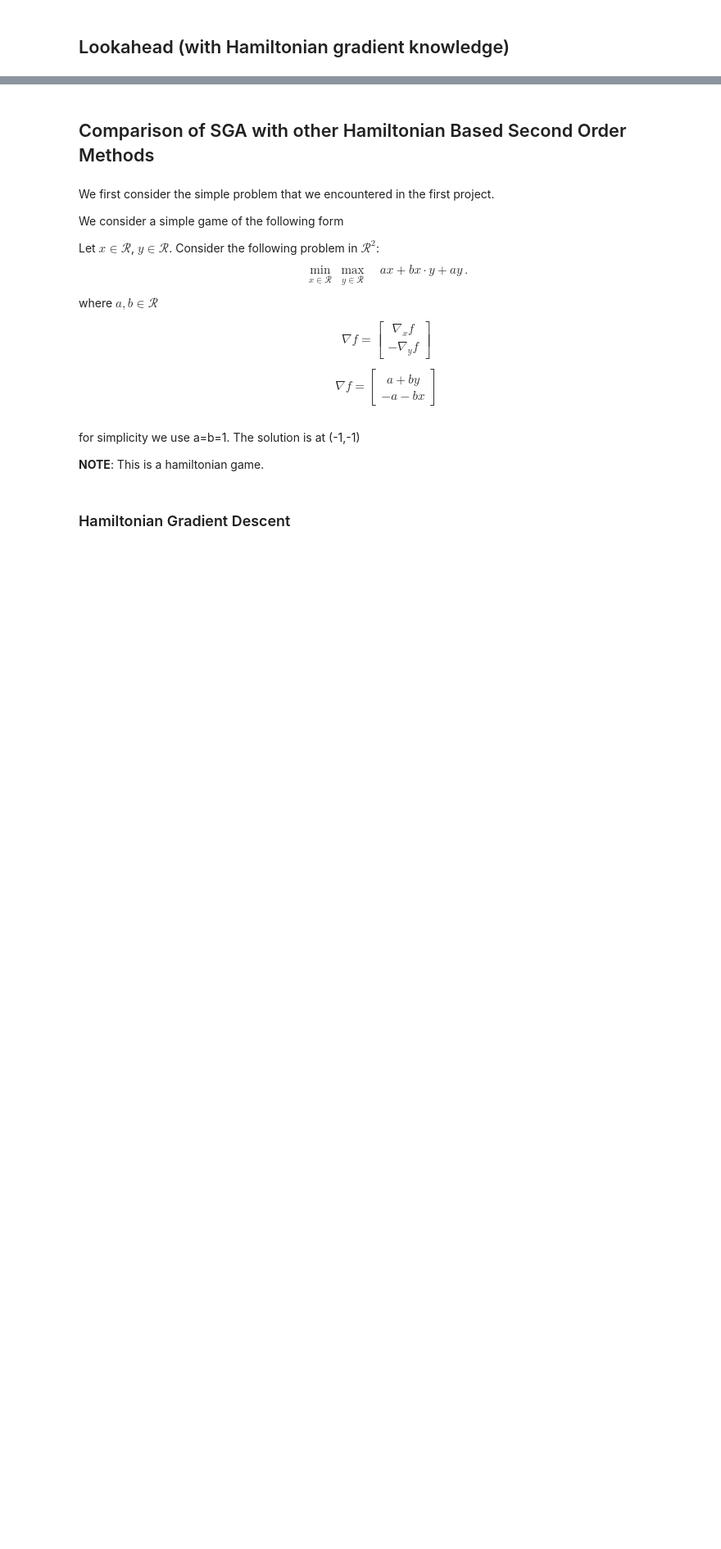
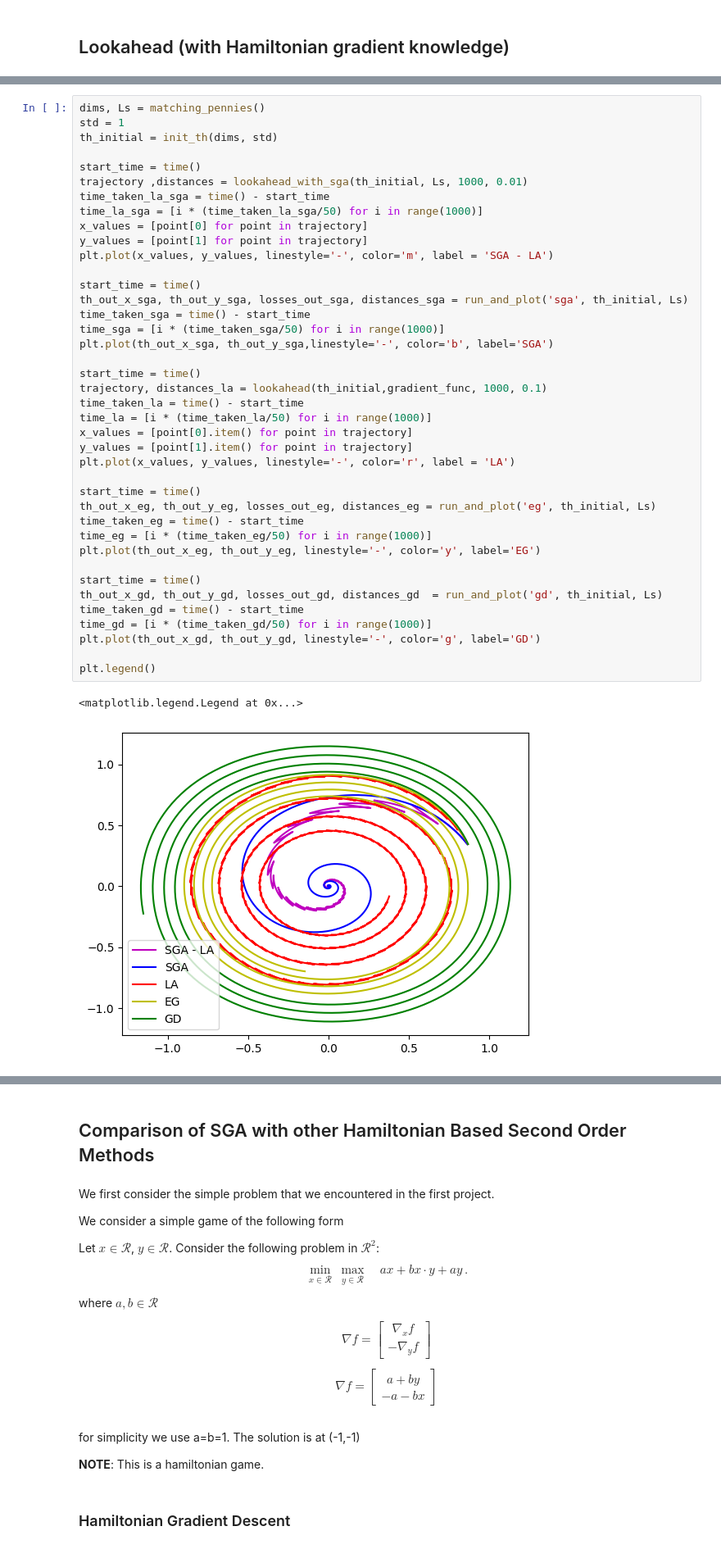
Before and after one commit to aniketSanyal/GamesInMLProject, a Jupyter notebook: Symplectic_Gradient_Adjustment_with_Lookahead.ipynb, the cells around one changed output, grey strips where cells are left out. Shown at 82% size. Drawn from its saved outputs; the diff is of its cells as text; blank space fills up the shorter version.

```diff
--- a/Symplectic_Gradient_Adjustment_with_Lookahead.ipynb
+++ b/Symplectic_Gradient_Adjustment_with_Lookahead.ipynb
@@ -379,0 +395,43 @@ We now wish to investigate if we can somehow incorporate the rotational mechanic
+# %%
+dims, Ls = matching_pennies()
+std = 1
+th_initial = init_th(dims, std)
+
+start_time = time()
+trajectory ,distances = lookahead_with_sga(th_initial, Ls, 1000, 0.01)
+time_taken_la_sga = time() - start_time
+time_la_sga = [i * (time_taken_la_sga/50) for i in range(1000)]
+x_values = [point[0] for point in trajectory]
+y_values = [point[1] for point in trajectory]
+plt.plot(x_values, y_values, linestyle='-', color='m', label = 'SGA - LA')
+
+start_time = time()
+th_out_x_sga, th_out_y_sga, losses_out_sga, distances_sga = run_and_plot('sga', th_initial, Ls)
+time_taken_sga = time() - start_time
+time_sga = [i * (time_taken_sga/50) for i in range(1000)]
+plt.plot(th_out_x_sga, th_out_y_sga,linestyle='-', color='b', label='SGA')
+
+start_time = time()
+trajectory, distances_la = lookahead(th_initial,gradient_func, 1000, 0.1)
+time_taken_la = time() - start_time
+time_la = [i * (time_taken_la/50) for i in range(1000)]
+x_values = [point[0].item() for point in trajectory]
+y_values = [point[1].item() for point in trajectory]
+plt.plot(x_values, y_values, linestyle='-', color='r', label = 'LA')
+
+start_time = time()
+th_out_x_eg, th_out_y_eg, losses_out_eg, distances_eg = run_and_plot('eg', th_initial, Ls)
+time_taken_eg = time() - start_time
+time_eg = [i * (time_taken_eg/50) for i in range(1000)]
+plt.plot(th_out_x_eg, th_out_y_eg, linestyle='-', color='y', label='EG')
+
+start_time = time()
+th_out_x_gd, th_out_y_gd, losses_out_gd, distances_gd  = run_and_plot('gd', th_initial, Ls)
+time_taken_gd = time() - start_time
+time_gd = [i * (time_taken_gd/50) for i in range(1000)]
+plt.plot(th_out_x_gd, th_out_y_gd, linestyle='-', color='g', label='GD')
+
+plt.legend()
+# %% [output]
+<matplotlib.legend.Legend at 0x...>
+[figure, added]
```
Also changed, not shown: parts of 20 cells of this notebook.
